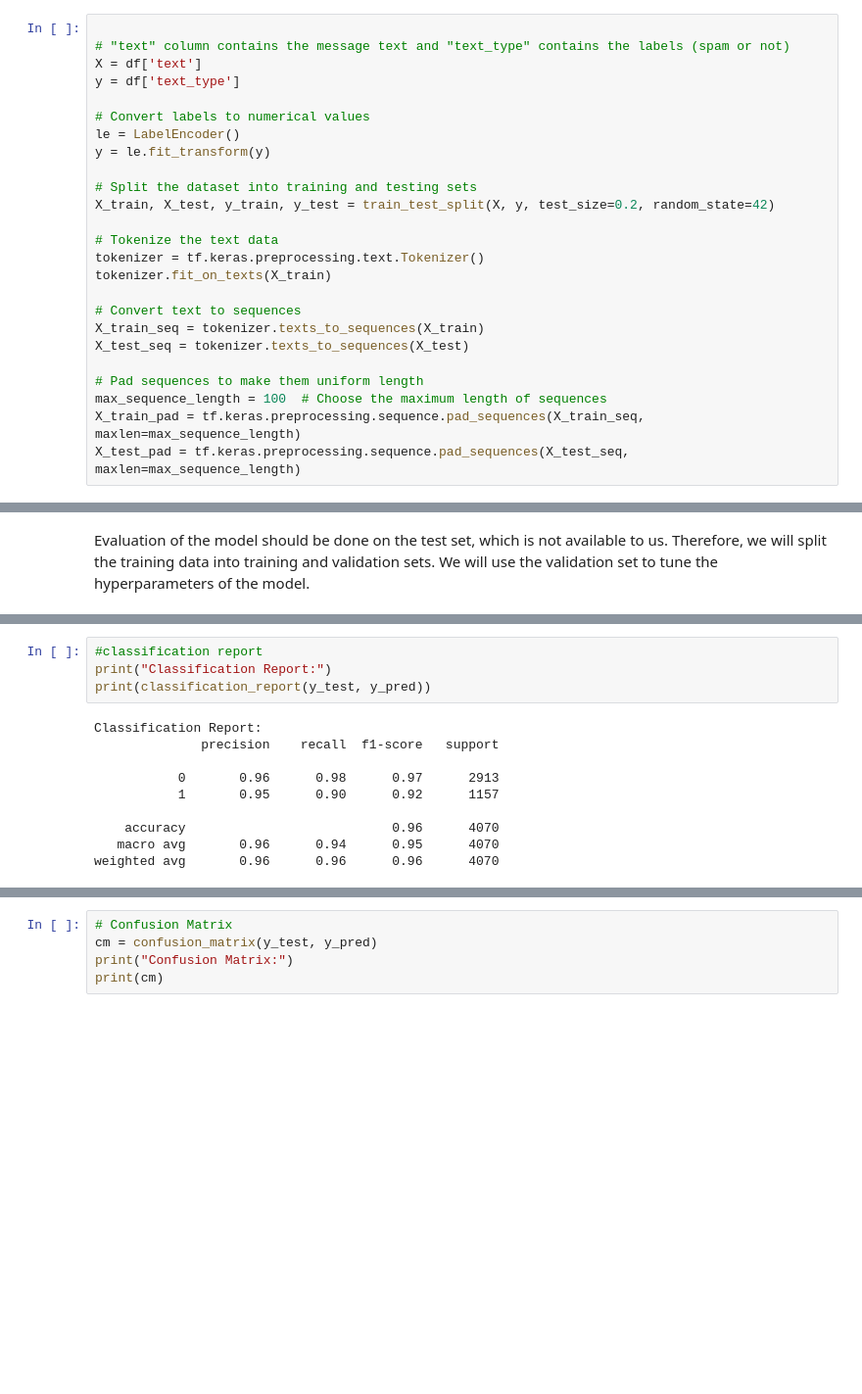
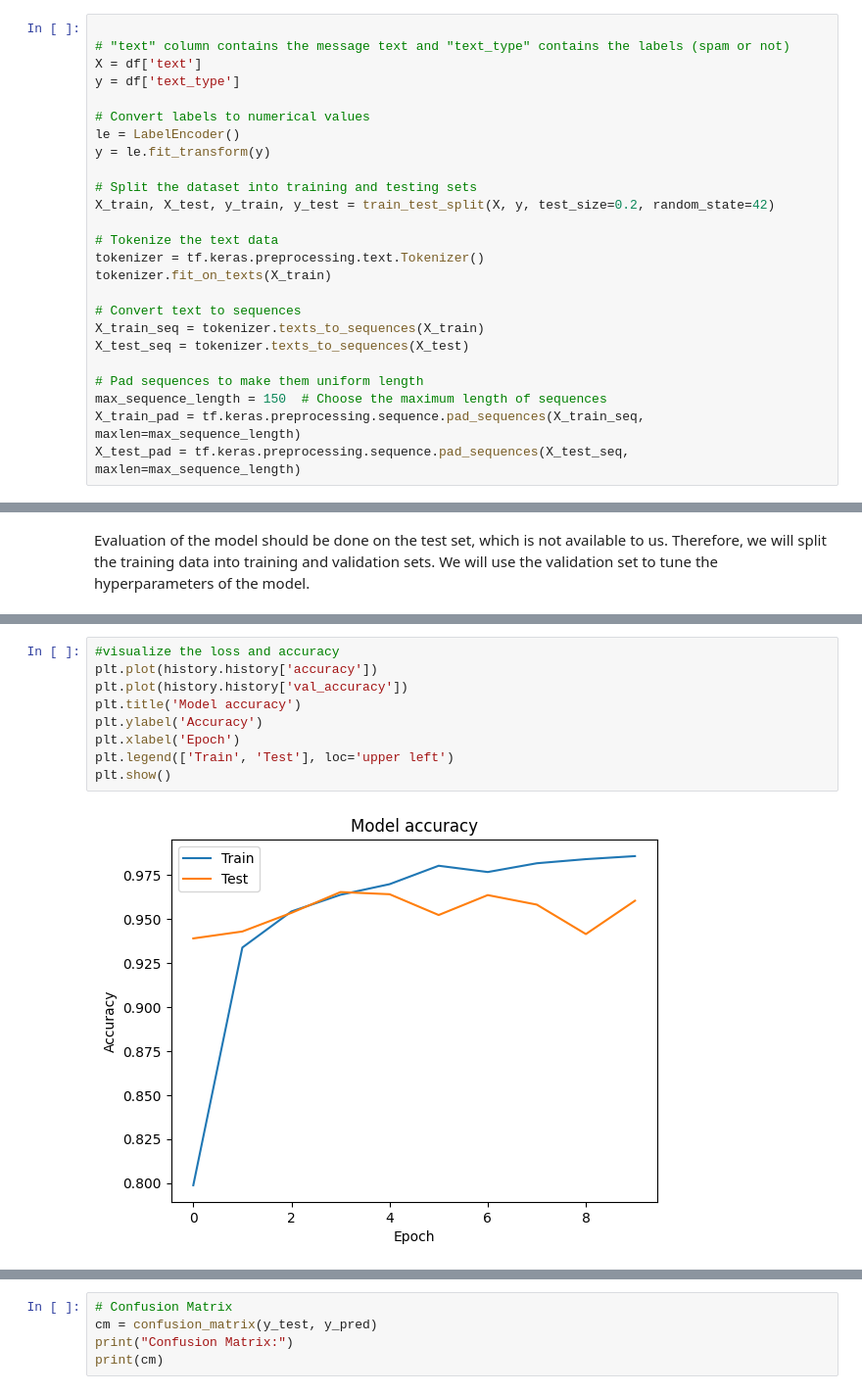
Before and after one commit to polymons/Deep-Learning-Experiments, a Jupyter notebook: spam-or-ham-analysis.ipynb, the cells around one changed output, grey strips where cells are left out. Shown: that part at 98% size. Saved outputs shown, nothing was run; the diff lists cells and outputs as text; blank space fills up the shorter version.

Commit message:
Update model and visualizing

```diff
--- a/spam-or-ham-analysis.ipynb
+++ b/spam-or-ham-analysis.ipynb
@@ -49,7 +49,7 @@ X_train_seq = tokenizer.texts_to_sequences(X_train)
 X_test_seq = tokenizer.texts_to_sequences(X_test)
 
 # Pad sequences to make them uniform length
-max_sequence_length = 100  # Choose the maximum length of sequences
+max_sequence_length = 150  # Choose the maximum length of sequences
 X_train_pad = tf.keras.preprocessing.sequence.pad_sequences(X_train_seq, maxlen=max_sequence_length)
 X_test_pad = tf.keras.preprocessing.sequence.pad_sequences(X_test_seq, maxlen=max_sequence_length)
 # %% [markdown]
@@ -118,14 +139,11 @@ Test Accuracy: 0.9582309722900391
-# %%
-#classification report
-print("Classification Report:")
-print(classification_report(y_test, y_pred))
-# %% [output]
-Classification Report:
-              precision    recall  f1-score   support
-
-           0       0.96      0.98      0.97      2913
-           1       0.95      0.90      0.92      1157
-
-    accuracy                           0.96      4070
-   macro avg       0.96      0.94      0.95      4070
-weighted avg       0.96      0.96      0.96      4070
+# %%
+#visualize the loss and accuracy
+plt.plot(history.history['accuracy'])
+plt.plot(history.history['val_accuracy'])
+plt.title('Model accuracy')
+plt.ylabel('Accuracy')
+plt.xlabel('Epoch')
+plt.legend(['Train', 'Test'], loc='upper left')
+plt.show()
+# %% [output]
+[figure, added]
```
Also changed, not shown: parts of 12 cells of this notebook, 1 other file.
